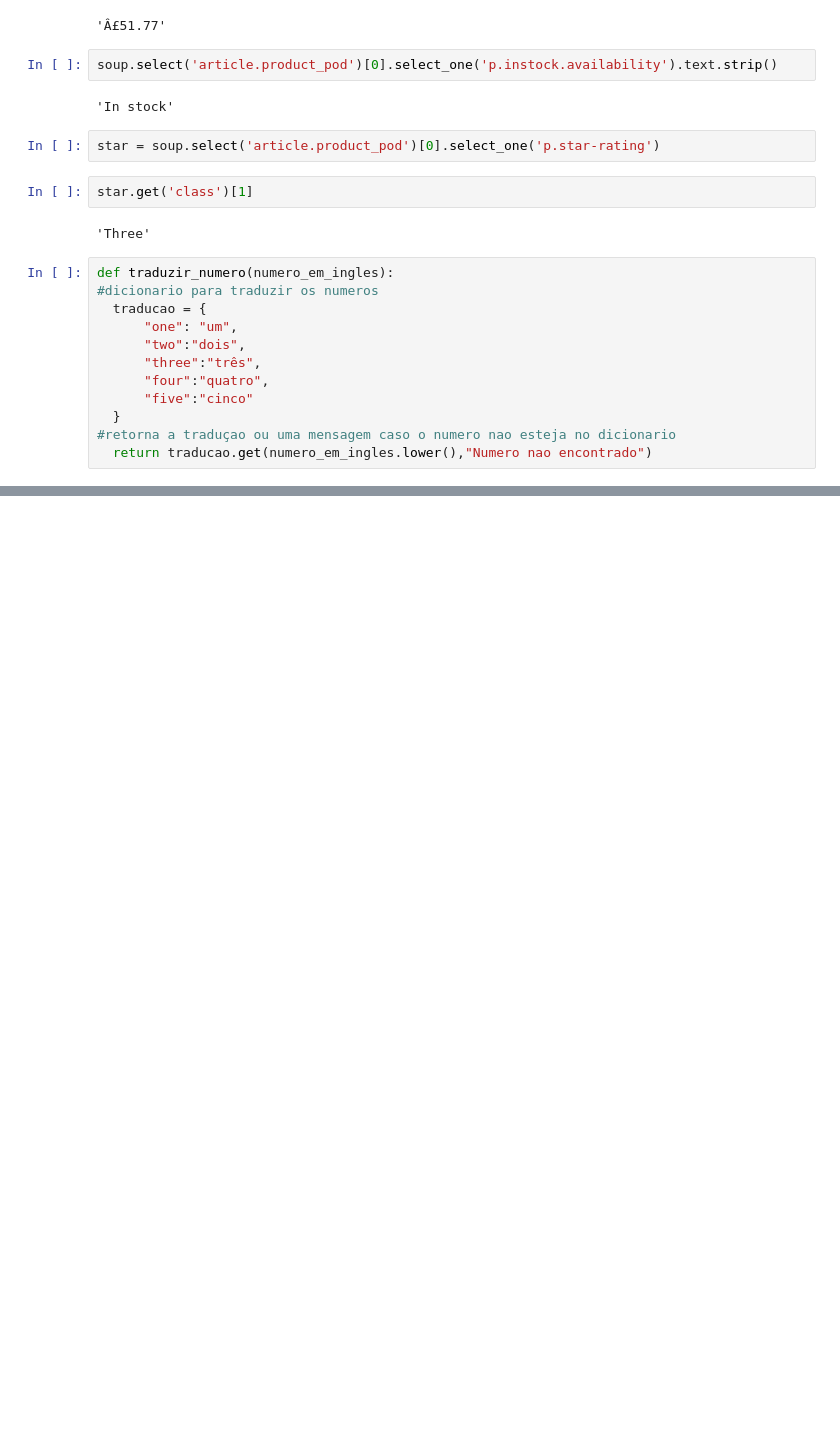
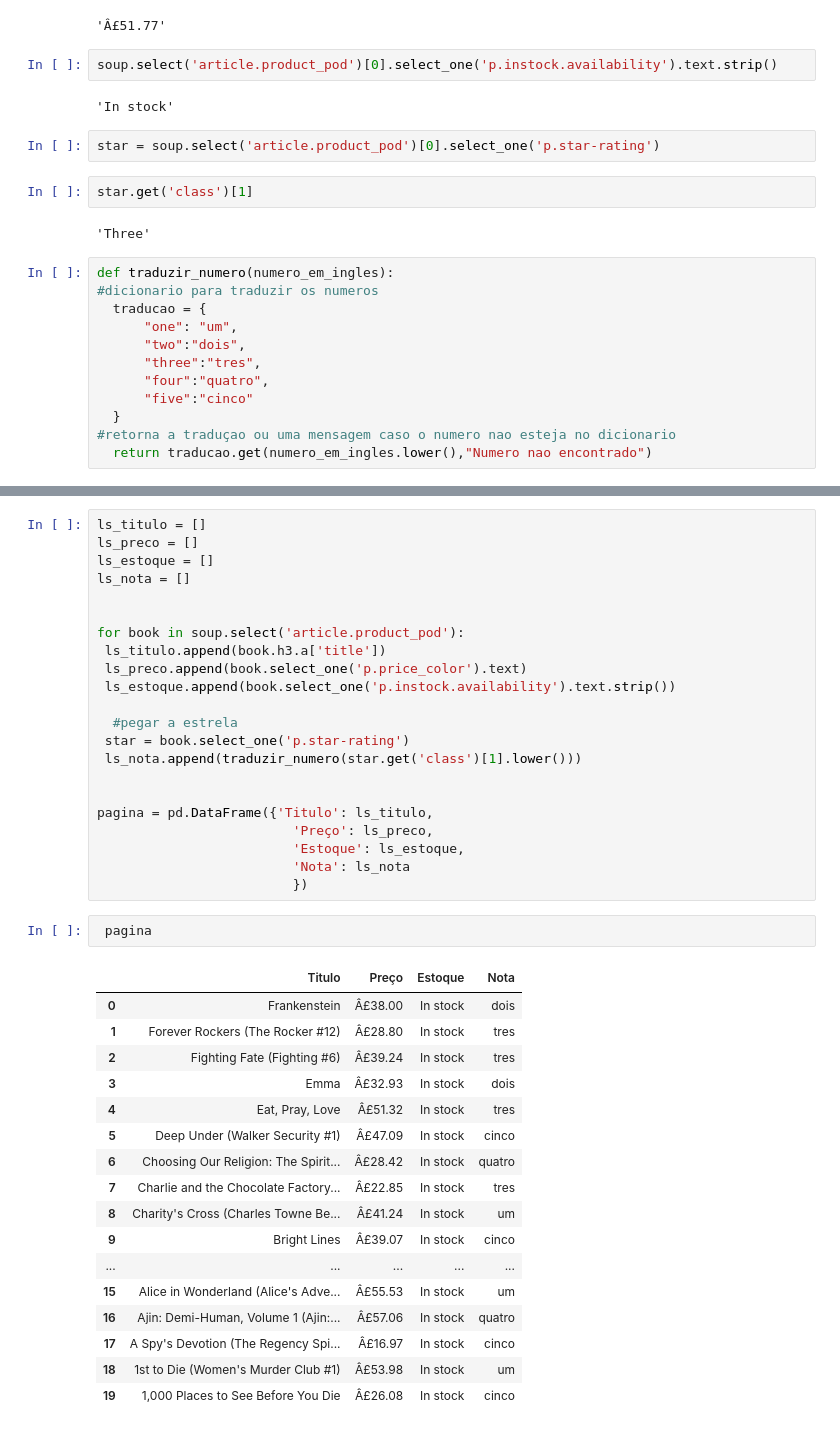
Before and after one commit to camila251/Aula_Senai, a Jupyter notebook: raspagem_de_dados.ipynb, the cells around one changed output, grey strips where cells are left out. Drawn from its saved outputs; the diff is of its cells as text; blank space fills up the shorter version.

```diff
--- a/raspagem_de_dados.ipynb
+++ b/raspagem_de_dados.ipynb
@@ -82,7 +82,7 @@ def traduzir_numero(numero_em_ingles):
   traducao = {
       "one": "um",
       "two":"dois",
-      "three":"três",
+      "three":"tres",
       "four":"quatro",
       "five":"cinco"
   }
@@ -94,0 +101,42 @@ traduzir_numero(star.get('class')[1].lower())
+# %%
+ls_titulo = []
+ls_preco = []
+ls_estoque = []
+ls_nota = []
+
+
+for book in soup.select('article.product_pod'):
+ ls_titulo.append(book.h3.a['title'])
+ ls_preco.append(book.select_one('p.price_color').text)
+ ls_estoque.append(book.select_one('p.instock.availability').text.strip())
+
+  #pegar a estrela
+ star = book.select_one('p.star-rating')
+ ls_nota.append(traduzir_numero(star.get('class')[1].lower()))
+
+
+pagina = pd.DataFrame({'Titulo': ls_titulo,
+                         'Preço': ls_preco,
+                         'Estoque': ls_estoque,
+                         'Nota': ls_nota
+                         })
+# %%
+ pagina
+# %% [output]
+|  | Titulo | Preço | Estoque | Nota |
+| 0 | Frankenstein | Â£38.00 | In stock | dois |
+| 1 | Forever Rockers (The Rocker #12) | Â£28.80 | In stock | tres |
+| 2 | Fighting Fate (Fighting #6) | Â£39.24 | In stock | tres |
+| 3 | Emma | Â£32.93 | In stock | dois |
+| 4 | Eat, Pray, Love | Â£51.32 | In stock | tres |
+| 5 | Deep Under (Walker Security #1) | Â£47.09 | In stock | cinco |
+| 6 | Choosing Our Religion: The Spirit... | Â£28.42 | In stock | quatro |
+| 7 | Charlie and the Chocolate Factory... | Â£22.85 | In stock | tres |
+| 8 | Charity's Cross (Charles Towne Be... | Â£41.24 | In stock | um |
+| 9 | Bright Lines | Â£39.07 | In stock | cinco |
+| ... | ... | ... | ... | ... |
+| 15 | Alice in Wonderland (Alice's Adve... | Â£55.53 | In stock | um |
+| 16 | Ajin: Demi-Human, Volume 1 (Ajin:... | Â£57.06 | In stock | quatro |
+| 17 | A Spy's Devotion (The Regency Spi... | Â£16.97 | In stock | cinco |
+| 18 | 1st to Die (Women's Murder Club #1) | Â£53.98 | In stock | um |
+| 19 | 1,000 Places to See Before You Die | Â£26.08 | In stock | cinco |
```
Also changed, not shown: parts of 12 cells of this notebook.
